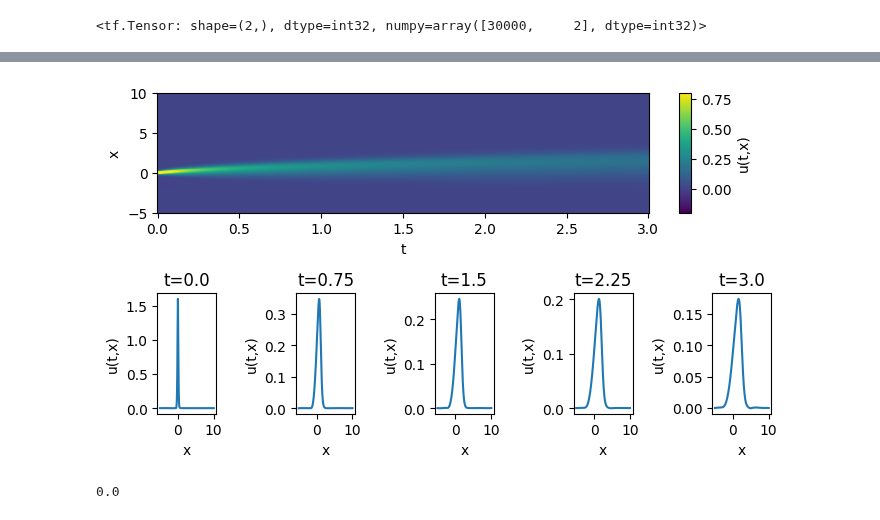
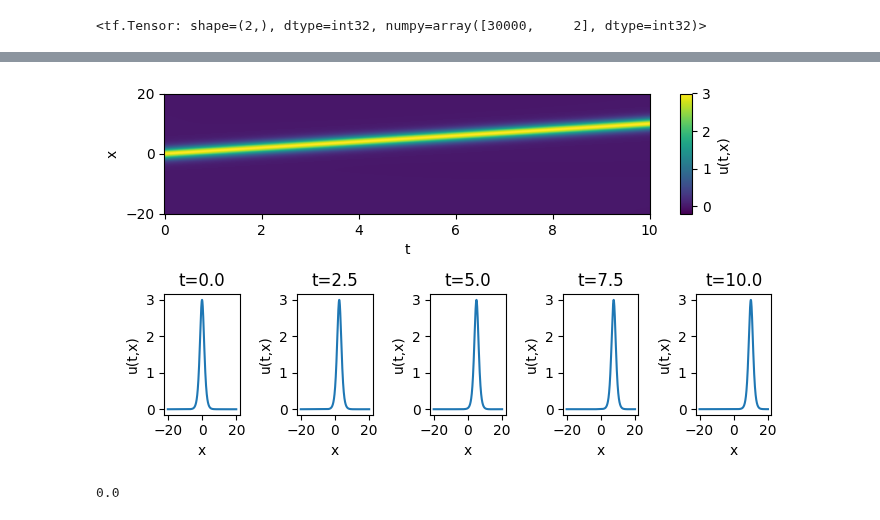
Before and after one commit to naiaseh/Trunk, a Jupyter notebook: PinnNew/KdVB.ipynb, the cells around one changed output, grey strips where cells are left out. Cells and saved outputs as stored; diff of their text form; code cells hidden in the pictures.

```diff
--- a/PinnNew/KdVB.ipynb
+++ b/PinnNew/KdVB.ipynb
@@ -47,10 +42,10 @@ b'/content/drive/MyDrive/Trunk/PinnNew'
 
 
 phi = 0.
-alpha = 0.19
-beta = 0.01
-gamma = 3.4
-c0 = 1.8
+alpha = 0.
+beta = 0.7
+gamma = 1.
+c0 = 1.
 # k = 0.4580
 # k= alpha/(10*beta)
 
@@ -96,7 +91,7 @@ def boundary_function(tx):
 
 # x_start = 0
 # length = 8*np.pi
-x_start =  -5. #-10
-length = 10.#10
+x_start =  -20. #-10
+length = 20.#10
 t0 = 0.
-time =  3.
+time =  10.
@@ -144,14 +98,3 @@ root1, root2
-# %%
-
-c0= 2.
-# k= np.sqrt(c/4.)
-
-def phi_function(tx):
-    offset =  0.
-    ksi = tx[:, 1:2]-c0*tx[:,0:1]+offset
-    u = c0 / (2*tf.cosh(np.sqrt(c0)*(ksi/2))**2)+phi
-    u = tf.where(tf.math.is_nan(u), 0., u)
-    return u
 # %%
 N = 500
 TIME = 0.
@@ -236,7 +139,7 @@ tf.shape(tx_eqn)
 # %% [output]
 <tf.Tensor: shape=(2,), dtype=int32, numpy=array([30000,     2], dtype=int32)>
 # %%
-backbone = create_dense_model_Normalized([32, 32, 32], activation='tanh', initializer='glorot_normal',normalizer=normalizer,\
+backbone = create_dense_model([32, 32, 32], activation='tanh', initializer='glorot_normal',\
     n_inputs=2, n_outputs=1)
 pinn = KdVBurgersPinn(backbone, alpha=alpha, beta=beta, gamma=gamma,c=0.)
 a0 = 1e-3
@@ -276,7 +179,7 @@ current_weights = pinn.backbone.get_weights()
 with open('KdVSingleSolitonTime10-100.pickle', 'wb') as f:
     pickle.dump(current_weights, f)
 # %%
-plot_KdV_model(pinn.backbone, x_start,length, time, -0.2, 0.8, t0 = t0, save_path = None, show=True)
+plot_KdV_model(pinn.backbone, x_start,length, time, -0.2, 3, t0 = t0, save_path = None, show=True)
 # %% [output]
 1000/1000 [==============================] - 1s 1ms/step
 1/1 [==============================] - 0s 16ms/step
@@ -287,4 +190,4 @@ plot_KdV_model(pinn.backbone, x_start,length, time, -0.2, 0.8, t0 = t0, save_pat
-[figure, old version]
+[figure, new version]
 # %%
 alpha
 # %% [output]
```
Also changed, not shown: parts of 15 cells of this notebook.
